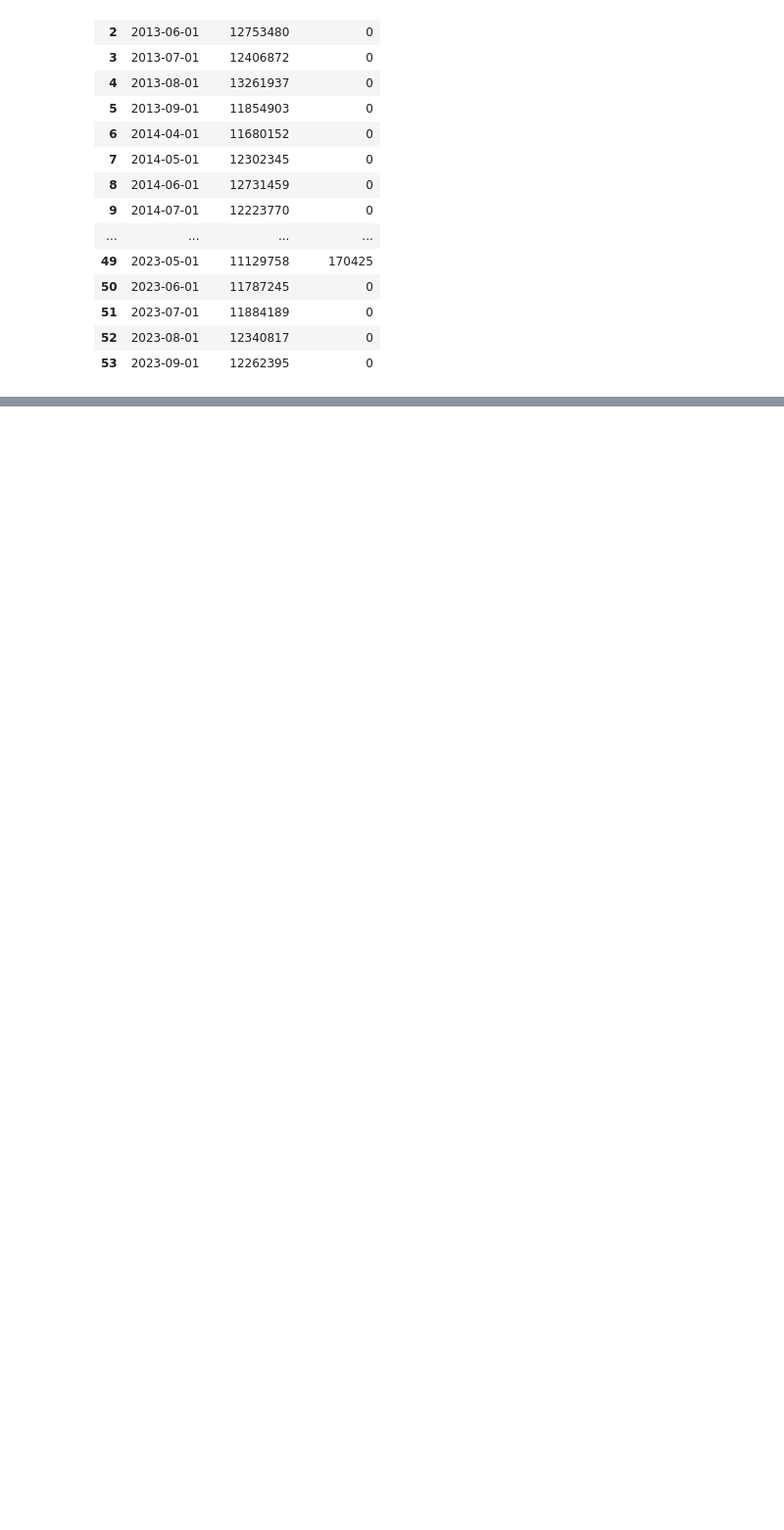
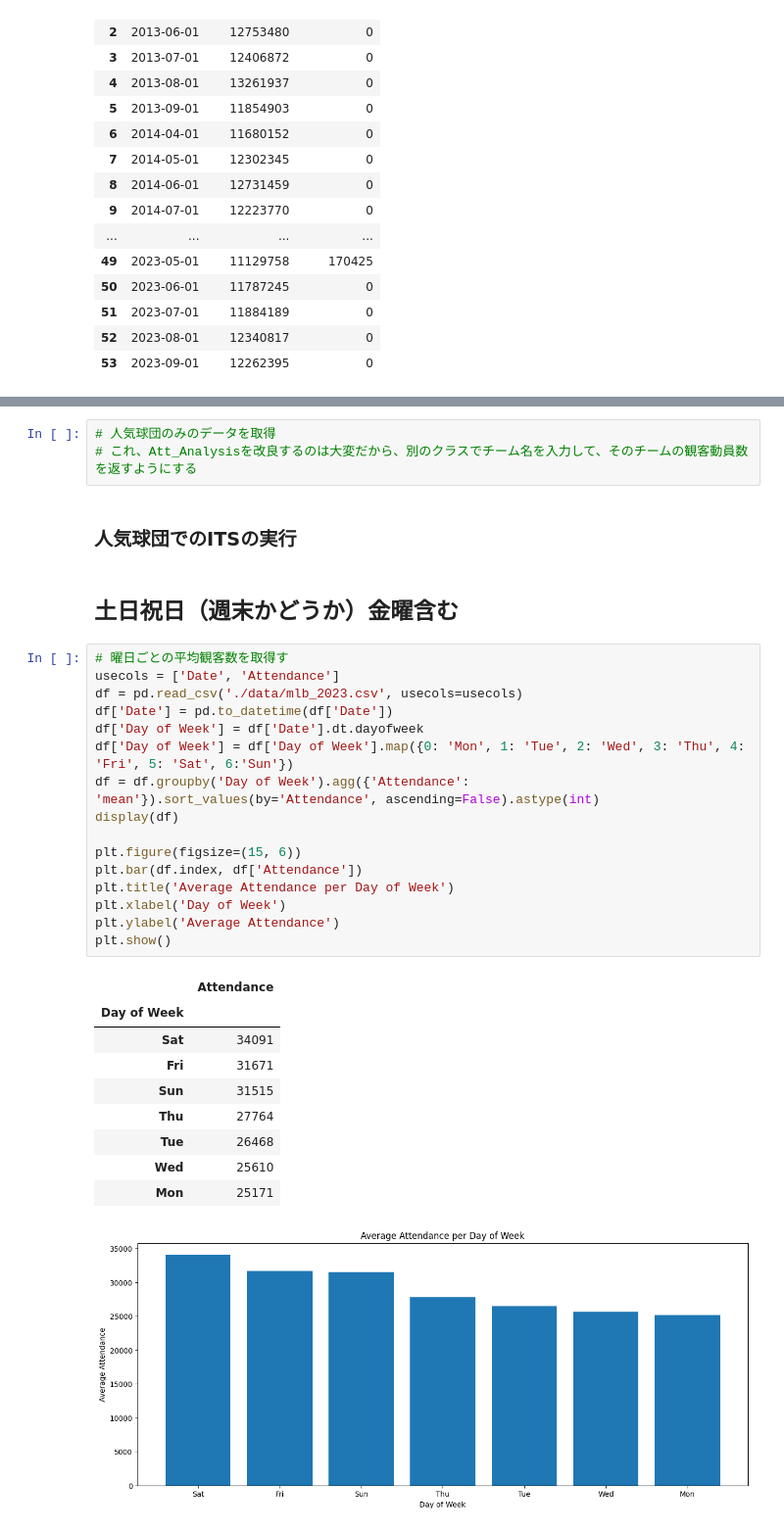
Before and after one commit to mohki7/graduation_thesis, a Jupyter notebook: Analysis.ipynb, the cells around one changed output, grey strips where cells are left out. Shown at 98% size. Saved outputs shown, nothing was run; the diff lists cells and outputs as text; blank space fills up the shorter version.

```diff
--- a/Analysis.ipynb
+++ b/Analysis.ipynb
@@ -741,0 +1065,34 @@ df_
+# %%
+# 人気球団のみのデータを取得
+# これ、Att_Analysisを改良するのは大変だから、別のクラスでチーム名を入力して、そのチームの観客動員数を返すようにする
+# %% [markdown]
+### 人気球団でのITSの実行
+# %% [markdown]
+## 土日祝日（週末かどうか）金曜含む
+# %%
+# 曜日ごとの平均観客数を取得す
+usecols = ['Date', 'Attendance']
+df = pd.read_csv('./data/mlb_2023.csv', usecols=usecols)
+df['Date'] = pd.to_datetime(df['Date'])
+df['Day of Week'] = df['Date'].dt.dayofweek
+df['Day of Week'] = df['Day of Week'].map({0: 'Mon', 1: 'Tue', 2: 'Wed', 3: 'Thu', 4: 'Fri', 5: 'Sat', 6:'Sun'})
+df = df.groupby('Day of Week').agg({'Attendance': 'mean'}).sort_values(by='Attendance', ascending=False).astype(int)
+display(df)
+
+plt.figure(figsize=(15, 6))
+plt.bar(df.index, df['Attendance'])
+plt.title('Average Attendance per Day of Week')
+plt.xlabel('Day of Week')
+plt.ylabel('Average Attendance')
+plt.show()
+# %% [output]
+|  | Attendance |
+| Day of Week |  |
+| Sat | 34091 |
+| Fri | 31671 |
+| Sun | 31515 |
+| Thu | 27764 |
+| Tue | 26468 |
+| Wed | 25610 |
+| Mon | 25171 |
+[figure, added]
```
Also changed, not shown: parts of 24 cells of this notebook, 3 other files.
